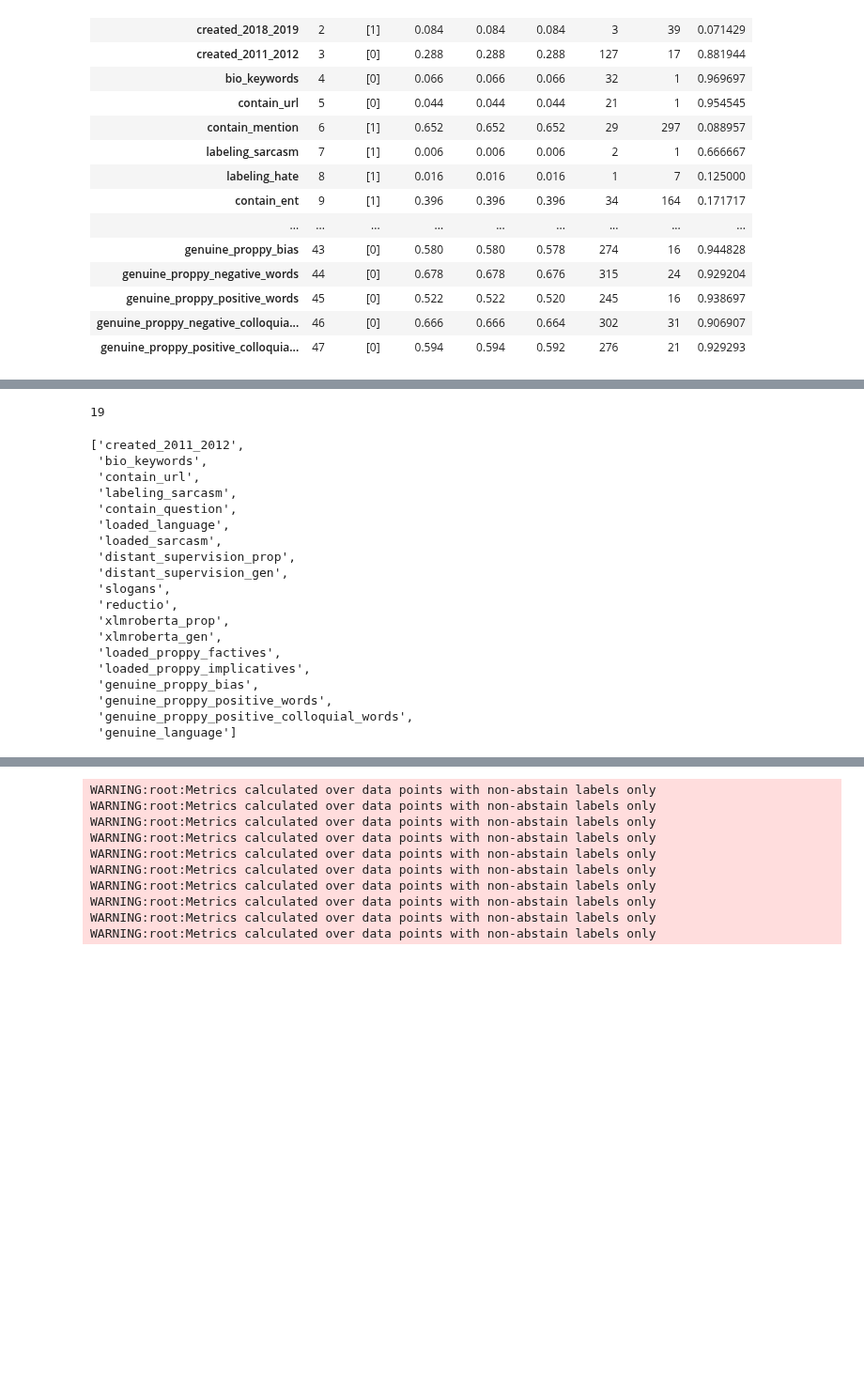
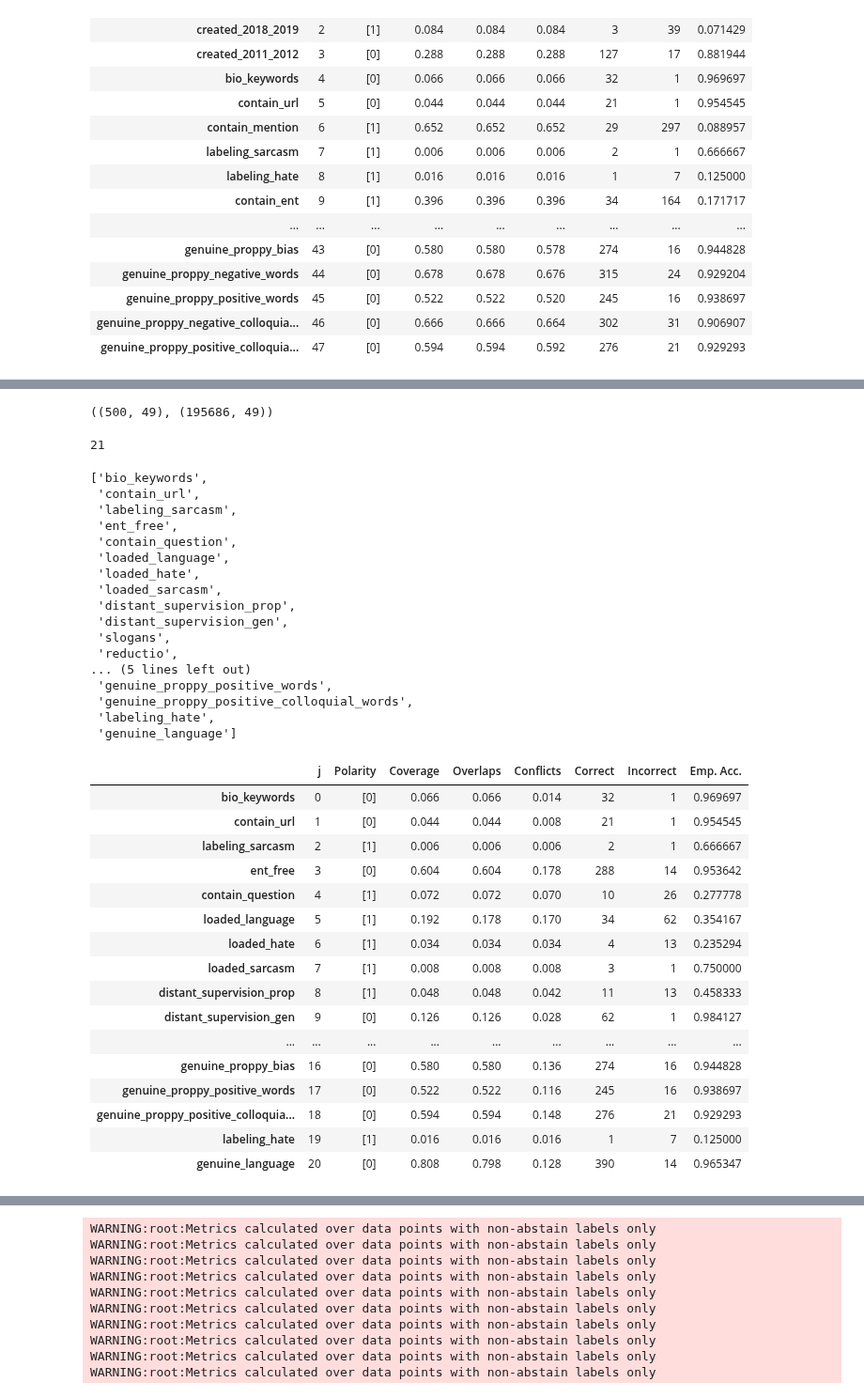
Before and after one commit to iSemantics-ai/Arabic-Propaganda-Detection, a Jupyter notebook: notebooks/labeling_functions.ipynb, the cells around one changed output, grey strips where cells are left out. Shown at 94% size. Cells and saved outputs as stored; diff of their text form; code cells hidden in the pictures; blank space fills up the shorter version.

Commit message:
best label model so far

```diff
--- a/notebooks/labeling_functions.ipynb
+++ b/notebooks/labeling_functions.ipynb
@@ -879 +878,9 @@ LFAnalysis(L_train, lfs).lf_summary()
+# %%
+L_dev_ids = L_dev.copy()
+L_train_ids = L_train.copy()
+L_dev_ids= np.append(L_dev_ids, labeled_data.tweetid.to_numpy().reshape(-1, 1), axis=1)
+L_train_ids= np.append(L_train_ids, unlabeled_data.tweetid.to_numpy().reshape(-1, 1), axis=1)
+L_dev_ids.shape, L_train_ids.shape
+# %% [output]
+((500, 49), (195686, 49))
 # %%
@@ -881,37 +889,57 @@ np.save(lfs_train_labels_path, L_train)
 # %%
 # selecting the LFs that maximize the performance of the label model
-flag = ~np.array([results["Emp. Acc."] < 0.25, results["Coverage"] > 0.6]).any(axis=0)
+flag = ~np.array([results["Emp. Acc."] < 0.20, results["Coverage"] > 0.65]).any(axis=0)
 inds = results[flag].j.to_list()
+inds.remove(3)
+inds.append(8)
 inds.append(13)
 len(inds)
 # %% [output]
-19
+21
 # %%
 # displaying the names of the LFs chosen
 results.iloc[inds, :].index.to_list()
 # %% [output]
-['created_2011_2012',
- 'bio_keywords',
+['bio_keywords',
  'contain_url',
  'labeling_sarcasm',
+ 'ent_free',
  'contain_question',
  'loaded_language',
+ 'loaded_hate',
  'loaded_sarcasm',
  'distant_supervision_prop',
  'distant_supervision_gen',
  'slogans',
  'reductio',
- 'xlmroberta_prop',
- 'xlmroberta_gen',
- 'loaded_proppy_factives',
- 'loaded_proppy_implicatives',
- 'genuine_proppy_bias',
+... (5 lines left out)
  'genuine_proppy_positive_words',
  'genuine_proppy_positive_colloquial_words',
+ 'labeling_hate',
  'genuine_language']
 # %%
 L_train_ = L_train[:, inds].copy()
 L_dev_ = L_dev[:, inds].copy()
+# %%
+LFAnalysis(L_dev_, np.array(lfs)[inds]).lf_summary(labeled_data.label.values)
+# %% [output]
+|  | j | Polarity | Coverage | Overlaps | Conflicts | Correct | Incorrect | Emp. Acc. |
+| bio_keywords | 0 | [0] | 0.066 | 0.066 | 0.014 | 32 | 1 | 0.969697 |
+| contain_url | 1 | [0] | 0.044 | 0.044 | 0.008 | 21 | 1 | 0.954545 |
+| labeling_sarcasm | 2 | [1] | 0.006 | 0.006 | 0.006 | 2 | 1 | 0.666667 |
+| ent_free | 3 | [0] | 0.604 | 0.604 | 0.178 | 288 | 14 | 0.953642 |
+| contain_question | 4 | [1] | 0.072 | 0.072 | 0.070 | 10 | 26 | 0.277778 |
+| loaded_language | 5 | [1] | 0.192 | 0.178 | 0.170 | 34 | 62 | 0.354167 |
+| loaded_hate | 6 | [1] | 0.034 | 0.034 | 0.034 | 4 | 13 | 0.235294 |
+| loaded_sarcasm | 7 | [1] | 0.008 | 0.008 | 0.008 | 3 | 1 | 0.750000 |
+| distant_supervision_prop | 8 | [1] | 0.048 | 0.048 | 0.042 | 11 | 13 | 0.458333 |
+| distant_supervision_gen | 9 | [0] | 0.126 | 0.126 | 0.028 | 62 | 1 | 0.984127 |
+| ... | ... | ... | ... | ... | ... | ... | ... | ... |
+| genuine_proppy_bias | 16 | [0] | 0.580 | 0.580 | 0.136 | 274 | 16 | 0.944828 |
+| genuine_proppy_positive_words | 17 | [0] | 0.522 | 0.522 | 0.116 | 245 | 16 | 0.938697 |
+| genuine_proppy_positive_colloquia... | 18 | [0] | 0.594 | 0.594 | 0.148 | 276 | 21 | 0.929293 |
+| labeling_hate | 19 | [1] | 0.016 | 0.016 | 0.016 | 1 | 7 | 0.125000 |
+| genuine_language | 20 | [0] | 0.808 | 0.798 | 0.128 | 390 | 14 | 0.965347 |
 # %%
 # estimating the class balance in the unlabeled data from the labeled.
 
```
Also changed, not shown: parts of 12 cells of this notebook.
